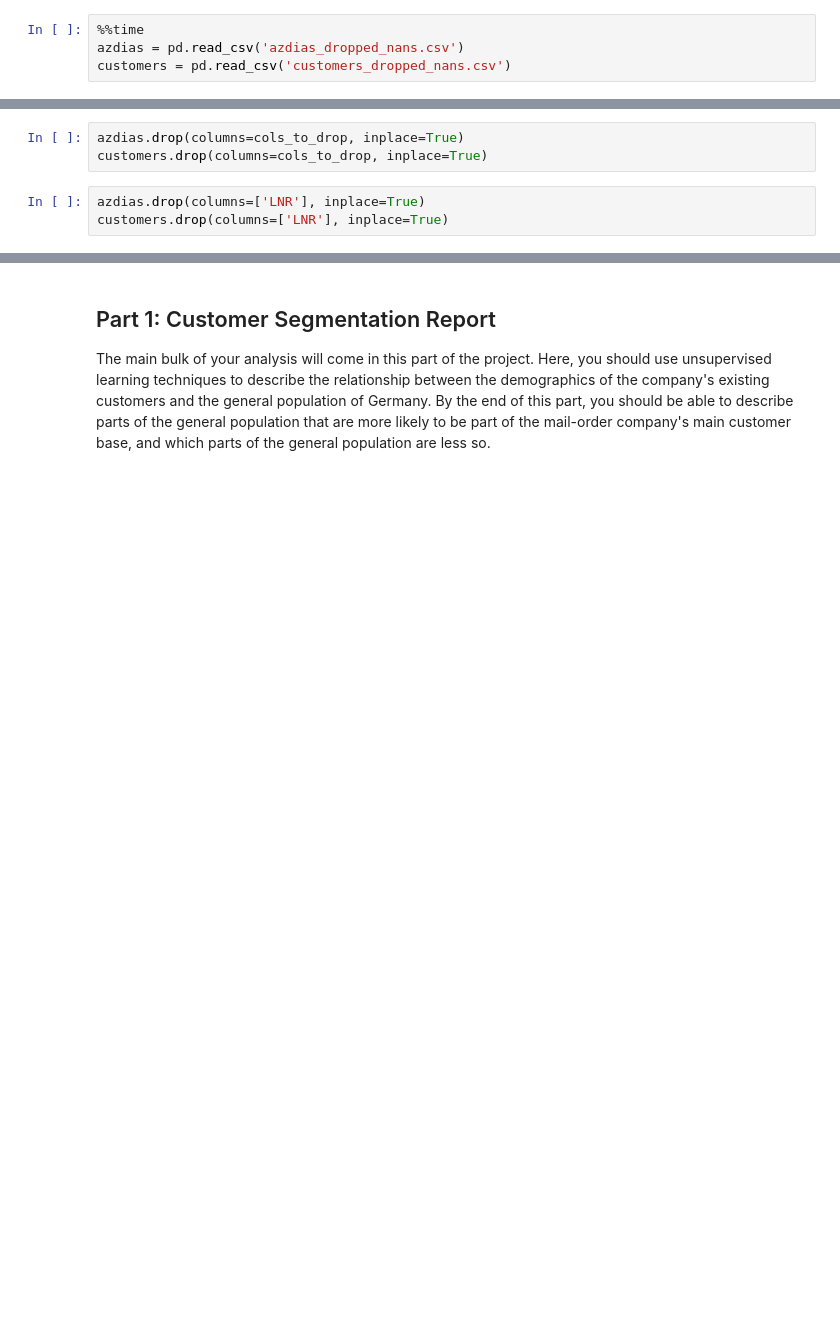
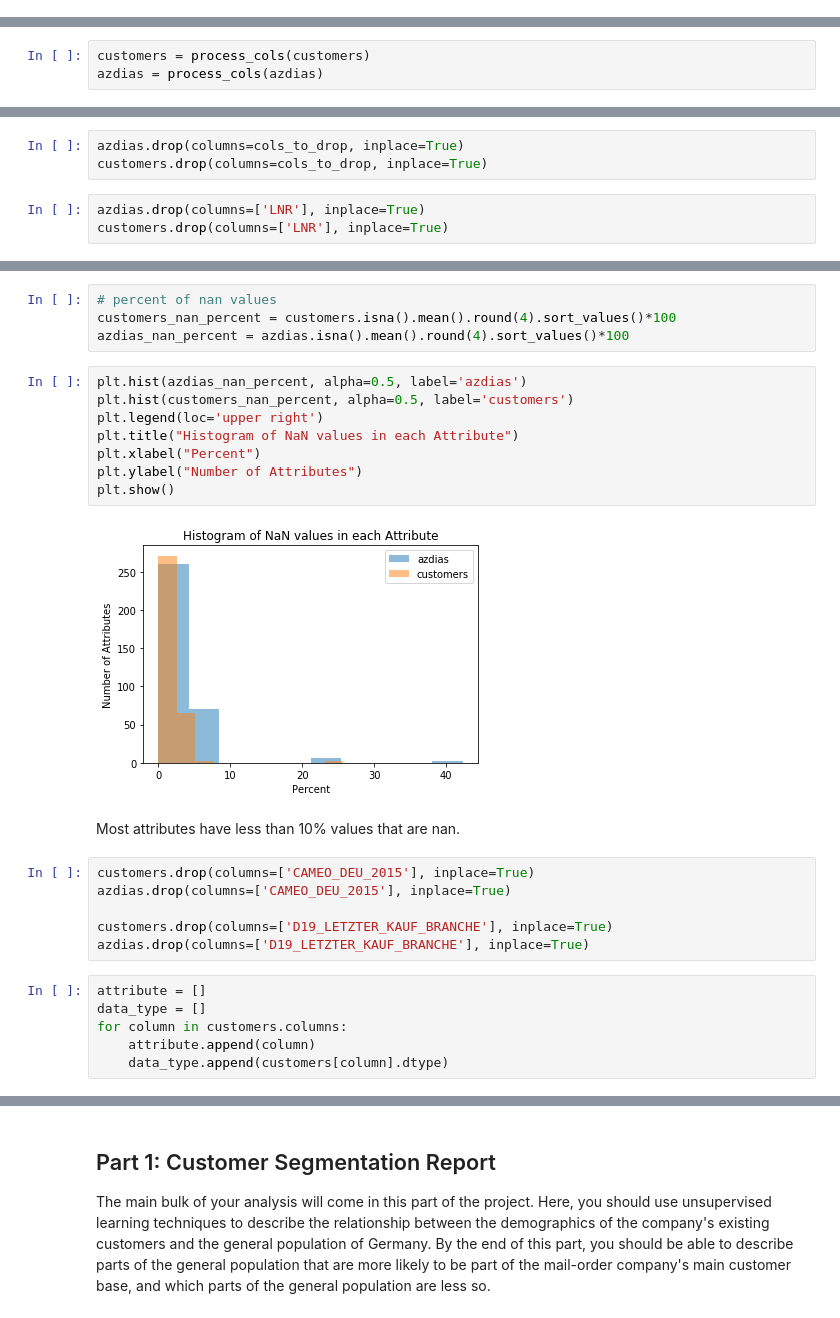
Before and after one commit to willacya/Bertelsmann-Arvato-Project, a Jupyter notebook: Arvato Project Workbook.ipynb, the cells around one changed output, grey strips where cells are left out. Cells and saved outputs as stored; diff of their text form; blank space fills up the shorter version.

```diff
--- a/Arvato Project Workbook.ipynb
+++ b/Arvato Project Workbook.ipynb
@@ -335,4 +327,0 @@ Wall time: 6min 18s
-# %%
-%%time
-azdias = pd.read_csv('azdias_dropped_nans.csv')
-customers = pd.read_csv('customers_dropped_nans.csv')
@@ -395,6 +381,9 @@ def process_cols(df):
     df['MIN_GEBAEUDEJAHR'] = df['MIN_GEBAEUDEJAHR'].astype(int) # year building mentioned in db
 
     return df
+# %%
+customers = process_cols(customers)
+azdias = process_cols(azdias)
 # %%
 attribute_types = azdias[attribute_info[attribute_info.NUM_VALUES > 10]['ATTRIBUTE'].values].dtypes
 cols_to_drop = attribute_types[attribute_types == 'float64'].index
@@ -438,0 +405,28 @@ dtype('int64')
+# %%
+# percent of nan values
+customers_nan_percent = customers.isna().mean().round(4).sort_values()*100
+azdias_nan_percent = azdias.isna().mean().round(4).sort_values()*100
+# %%
+plt.hist(azdias_nan_percent, alpha=0.5, label='azdias')
+plt.hist(customers_nan_percent, alpha=0.5, label='customers')
+plt.legend(loc='upper right')
+plt.title("Histogram of NaN values in each Attribute")
+plt.xlabel("Percent")
+plt.ylabel("Number of Attributes")
+plt.show()
+# %% [output]
+[figure, added]
+# %% [markdown]
+Most attributes have less than 10% values that are nan.
+# %%
+customers.drop(columns=['CAMEO_DEU_2015'], inplace=True)
+azdias.drop(columns=['CAMEO_DEU_2015'], inplace=True)
+
+customers.drop(columns=['D19_LETZTER_KAUF_BRANCHE'], inplace=True)
+azdias.drop(columns=['D19_LETZTER_KAUF_BRANCHE'], inplace=True)
+# %%
+attribute = []
+data_type = []
+for column in customers.columns:
+    attribute.append(column)
+    data_type.append(customers[column].dtype)
```
Also changed, not shown: parts of 11 cells of this notebook.
